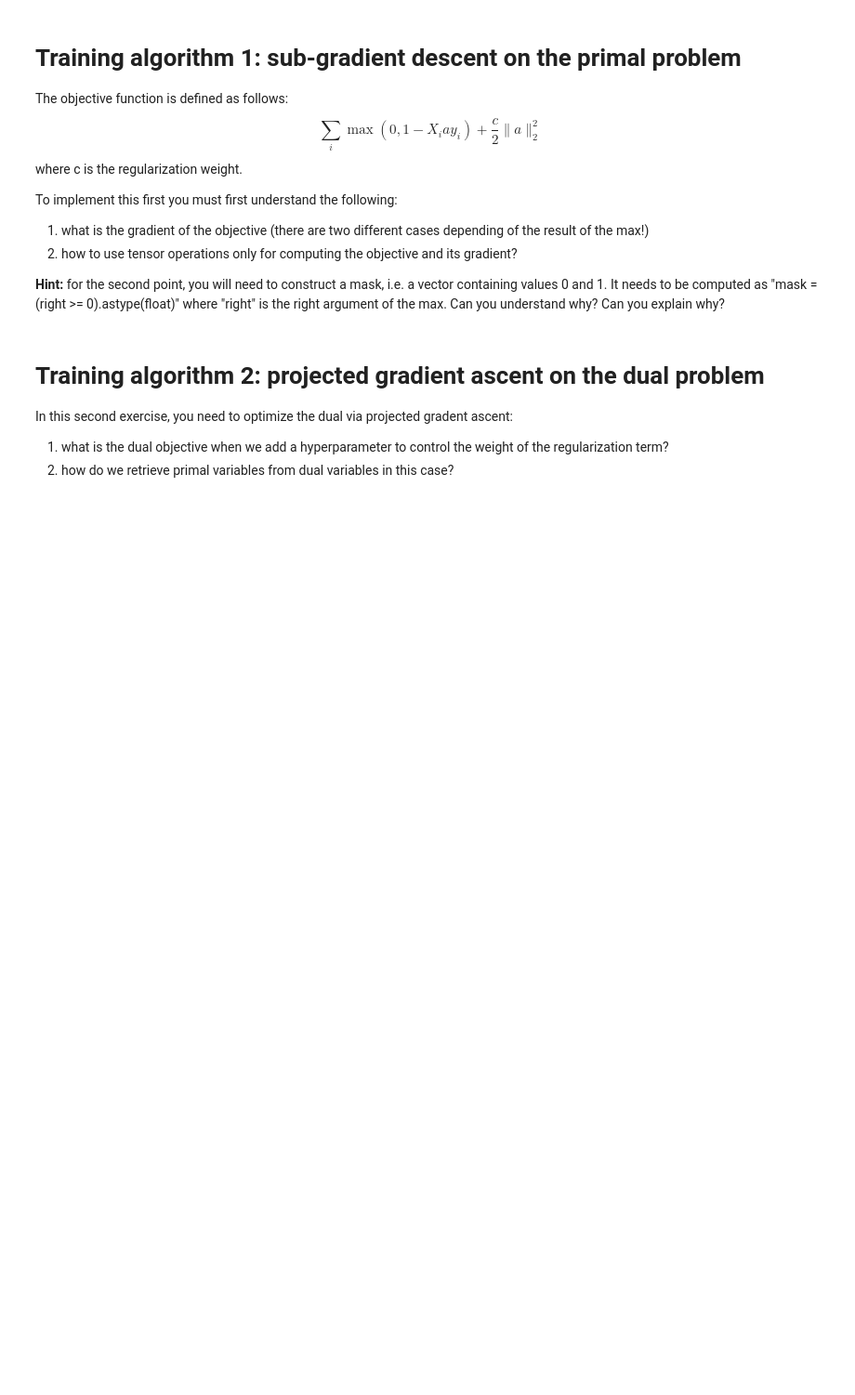
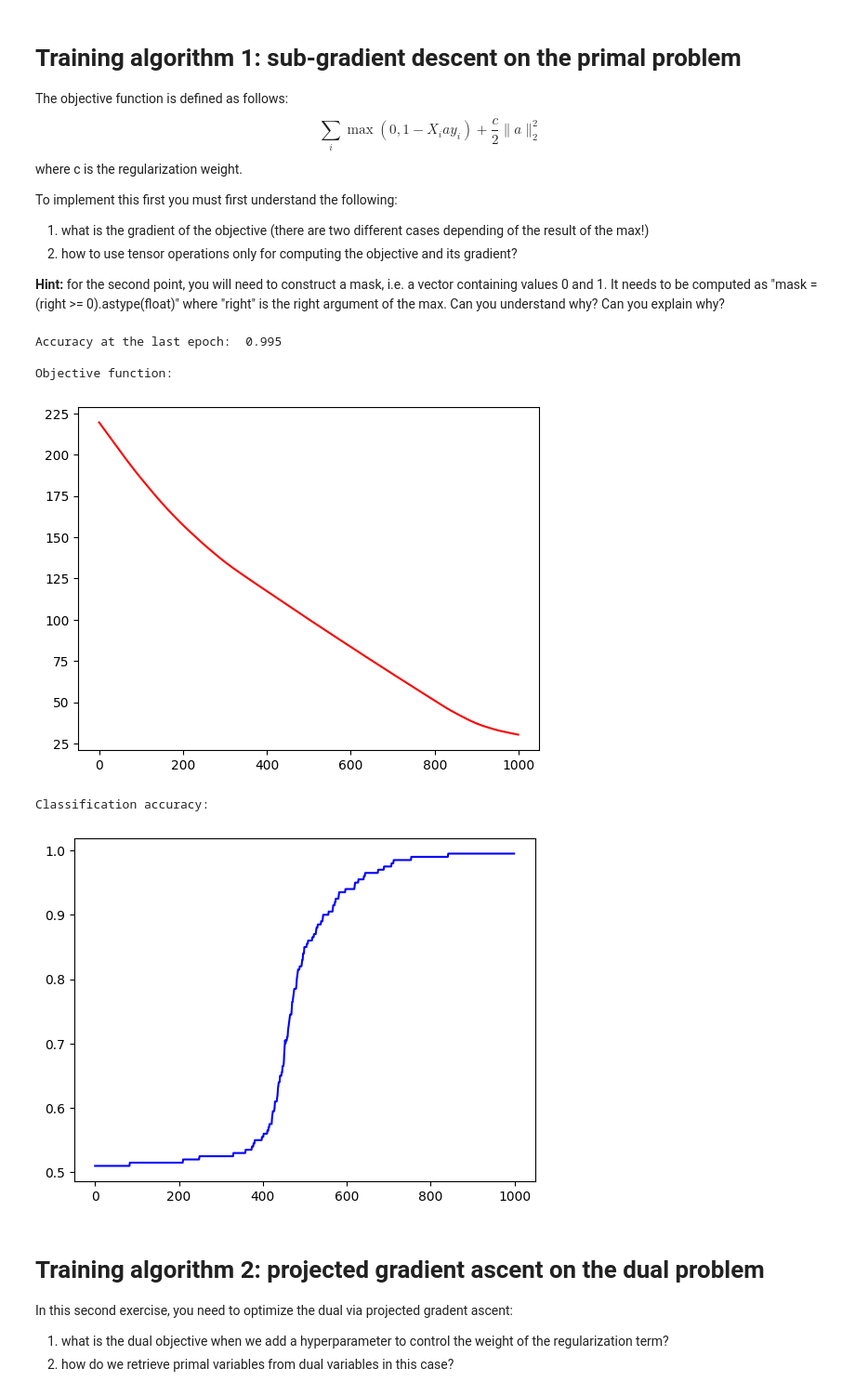
Before and after one commit to Maxime-Jauroyon/Univ-SVM-algo, a Jupyter notebook: Lab_Assignment.ipynb, the cells around one changed output. Shown at 93% size. Cells and saved outputs as stored; diff of their text form; code cells hidden in the pictures; blank space fills up the shorter version.

```diff
--- a/Lab_Assignment.ipynb
+++ b/Lab_Assignment.ipynb
@@ -254,14 +332,14 @@ The first two functions to code are:
 # you can use np.sign here
 def predict(a, X):
     # TODO
-    return ...
+    return np.sign(X@a)
 
 # you can use == to compare values between two tensors.
 # Even if == returns a vector of boolean, you can sum them via t.sum() or np.sum(t)
 # to count the number of True values
 def accuracy(gold, predicted):
     # TODO
-    return ...
+    return (gold == predicted).sum() / gold.shape[0]
 # %%
 # create a randomly initialized model
 a = np.random.normal(loc=0.0, scale=0.1, size=3)
@@ -307,34 +387,45 @@ for _ in range(n_epochs):
     # compute the objective value (and the mask!)
     # TODO
 
 
-    obj = ...
+    mask = (1 - (y_gold * (X @ a))) >= 0
+
+    obj = (1 - (y_gold[mask] * (X[mask] @ a))).sum() + (regularization_weight / 2) * (a.T @ a)
     objective_per_epoch.append(obj)
 
     # compute the sub-gradient
     # TODO
+    sub_gradient = (-X[mask].T @ Y_gold[mask]).sum(axis=1) + regularization_weight * a
 
     # update the parameters (you should use an in place operation)
     # TODO
+    a -= step_size * sub_gradient
 
     # compute the accuracy after the update
     accuracy_per_epoch.append(accuracy(y_gold, predict(a, X)))
 
 print("Accuracy at the last epoch: ", accuracy_per_epoch[-1])
 print()
 
 # display two plots:
 # in red the objective value at each epoch,
 # in blue accuracy at each epoch
 
 print("Objective function:")
 plt.plot(objective_per_epoch, color="red")
 plt.show()
 
 
 print("Classification accuracy:")
 plt.plot(accuracy_per_epoch, color="blue")
 plt.show()
+# %% [output]
+Accuracy at the last epoch:  0.995
+
+Objective function:
+[figure, added]
+Classification accuracy:
+[figure, added]
 # %% [markdown]
 # Training algorithm 2: projected gradient ascent on the dual problem
 
```
Also changed, not shown: parts of 13 cells of this notebook.
